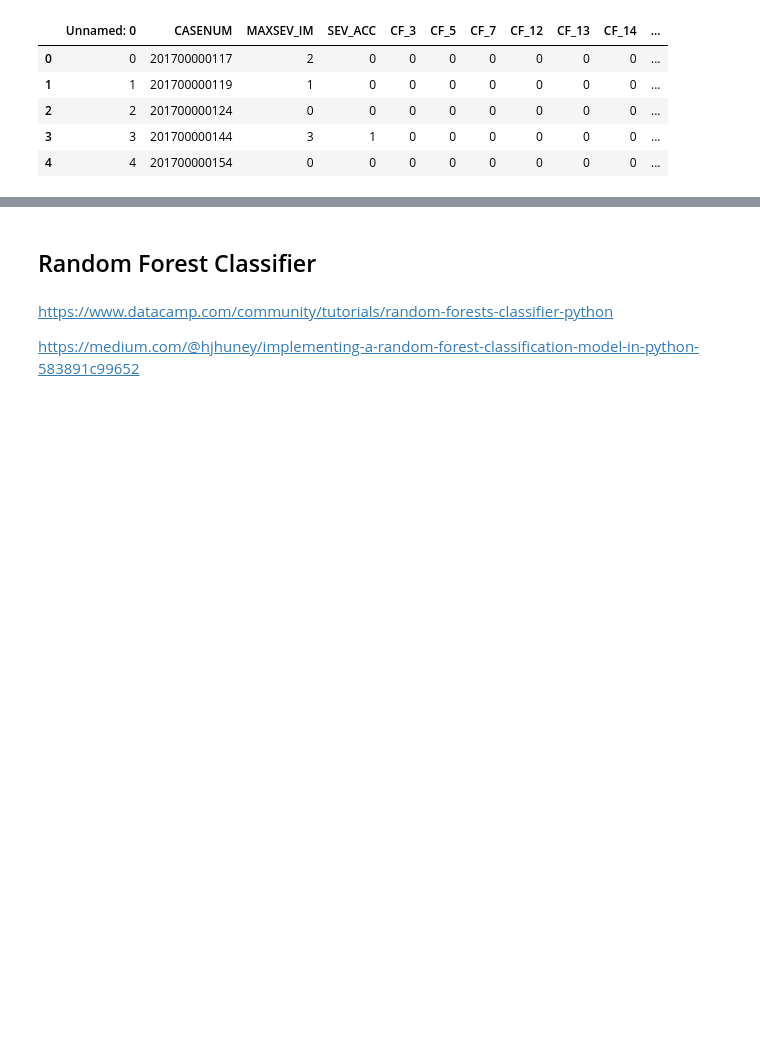
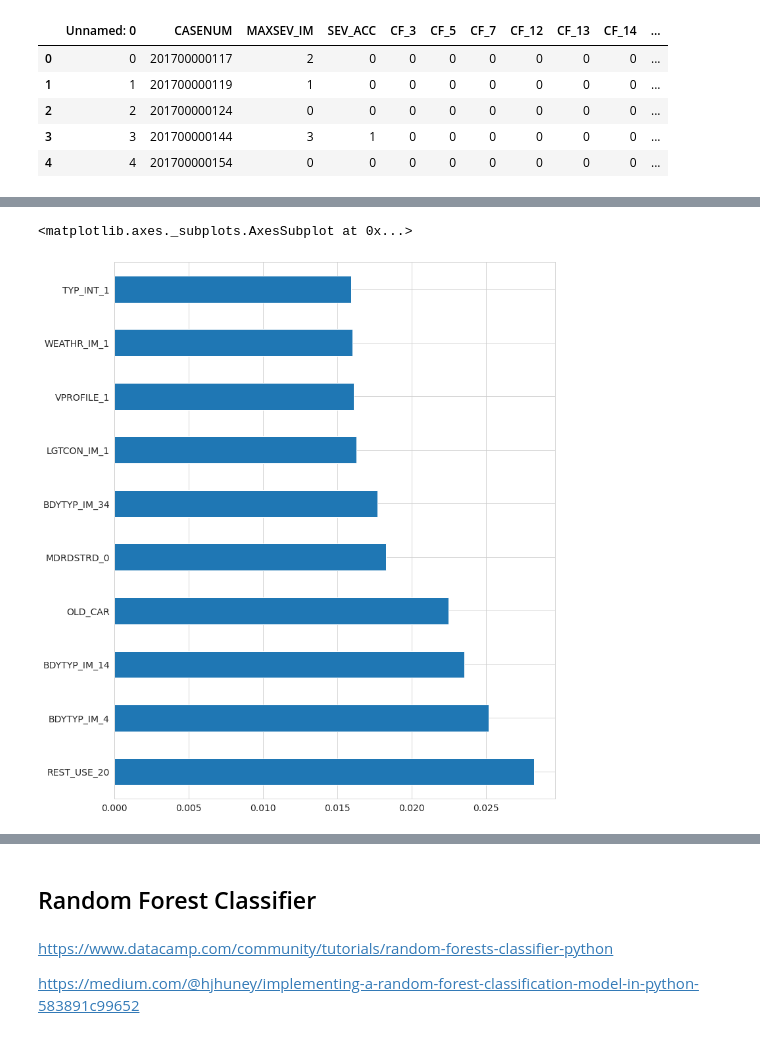
Before and after one commit to jefbags/DS504, a Jupyter notebook: COLAB_Data_Modeling.ipynb, the cells around one changed output, grey strips where cells are left out. Saved outputs shown, nothing was run; the diff lists cells and outputs as text; code cells hidden in the pictures; blank space fills up the shorter version.

```diff
--- a/COLAB_Data_Modeling.ipynb
+++ b/COLAB_Data_Modeling.ipynb
@@ -71,0 +311,15 @@ X_train, X_test, y_train, y_test = train_test_split(X, y, test_size=0.33, random
+# %%
+# Dropping more - TWEAKING
+
+df = df.drop(['age_L16','age_16_24','age_25_54','age_G55'], axis=1)
+
+df = df.loc[:, ~df.columns.str.startswith('EVENT')]
+df = df.loc[:, ~df.columns.str.startswith('REGION')]
+df = df.loc[:, ~df.columns.str.startswith('MONTH')]
+df = df.loc[:, ~df.columns.str.startswith('SEX')]
+df = df.loc[:, ~df.columns.str.startswith('WKDY')]
+# %%
+# re-implement train-test-split
+X = df.drop(['SEV_ACC'], axis=1)
+# %%
+X_train, X_test, y_train, y_test = train_test_split(X, y, test_size=0.33, random_state=66)
@@ -71,0 +330,6 @@ X_train, X_test, y_train, y_test = train_test_split(X, y, test_size=0.33, random
+# %%
+# random forest model creation - again
+rfc = RandomForestClassifier()
+rfc.fit(X_train,y_train)
+# predictions
+rfc_predict = rfc.predict(X_test)
@@ -71,0 +359,9 @@ X_train, X_test, y_train, y_test = train_test_split(X, y, test_size=0.33, random
+# %%
+#feat_importances = rfc.feature_importances_
+#plt.barh(X.columns, importances)
+feat_importances = pd.Series(rfc.feature_importances_, index=X.columns)
+
+feat_importances.nlargest(10).plot(kind='barh')
+# %% [output]
+<matplotlib.axes._subplots.AxesSubplot at 0x...>
+[figure, added]
```
Also changed, not shown: parts of 117 cells of this notebook.
